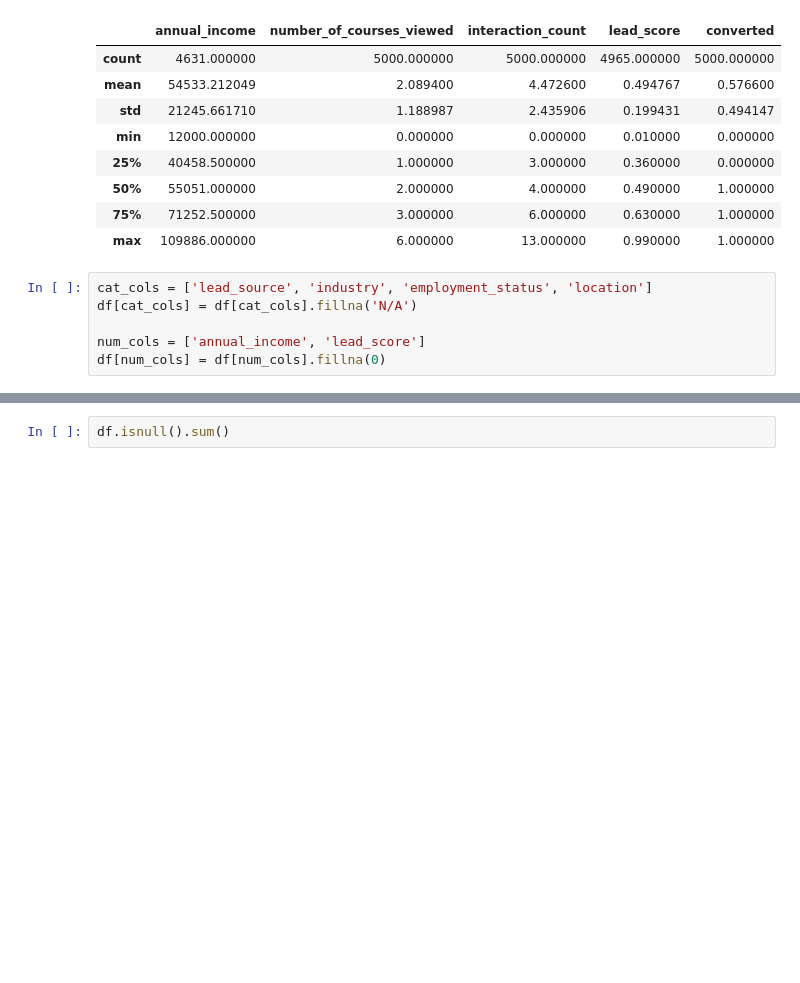
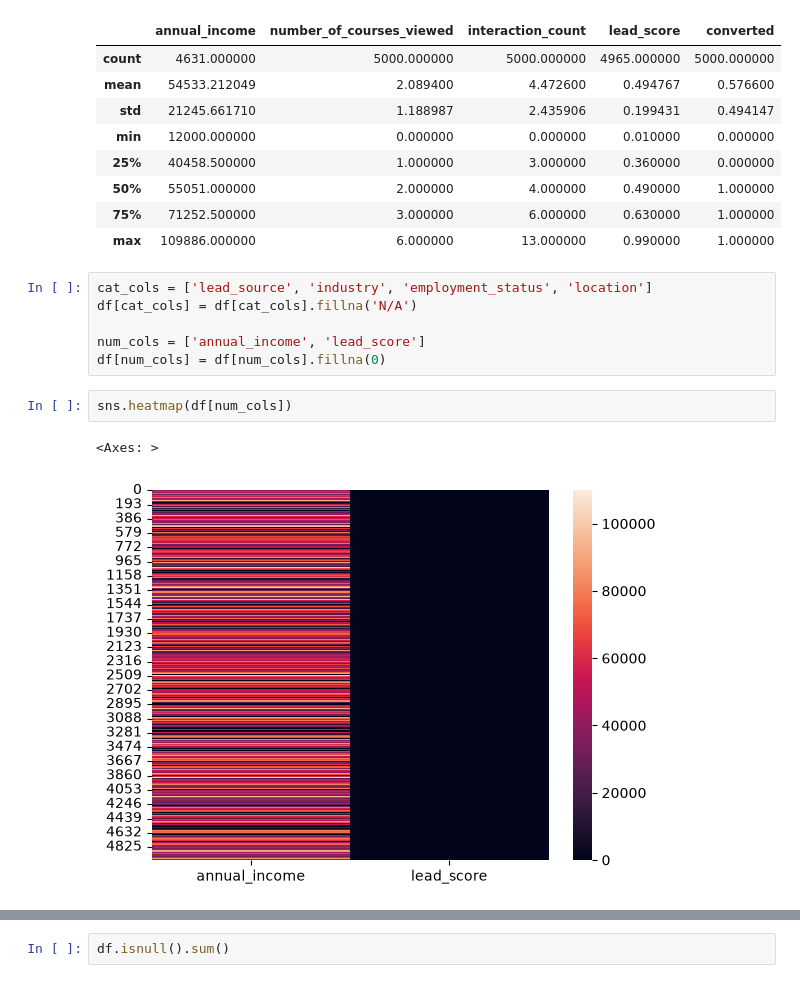
Before and after one commit to Ashfaqohi/Course_leading_score_board, a Jupyter notebook: Notebooks /course.ipynb, the cells around one changed output, grey strips where cells are left out. Cells and saved outputs as stored; diff of their text form; blank space fills up the shorter version.

```diff
--- a/Notebooks /course.ipynb
+++ b/Notebooks /course.ipynb
@@ -125,3 +190,8 @@ df[cat_cols] = df[cat_cols].fillna('N/A')
 
 num_cols = ['annual_income', 'lead_score']
 df[num_cols] = df[num_cols].fillna(0)
+# %%
+sns.heatmap(df[num_cols])
+# %% [output]
+<Axes: >
+[figure, added]
```
Also changed, not shown: parts of 19 cells of this notebook, 13 other files.
